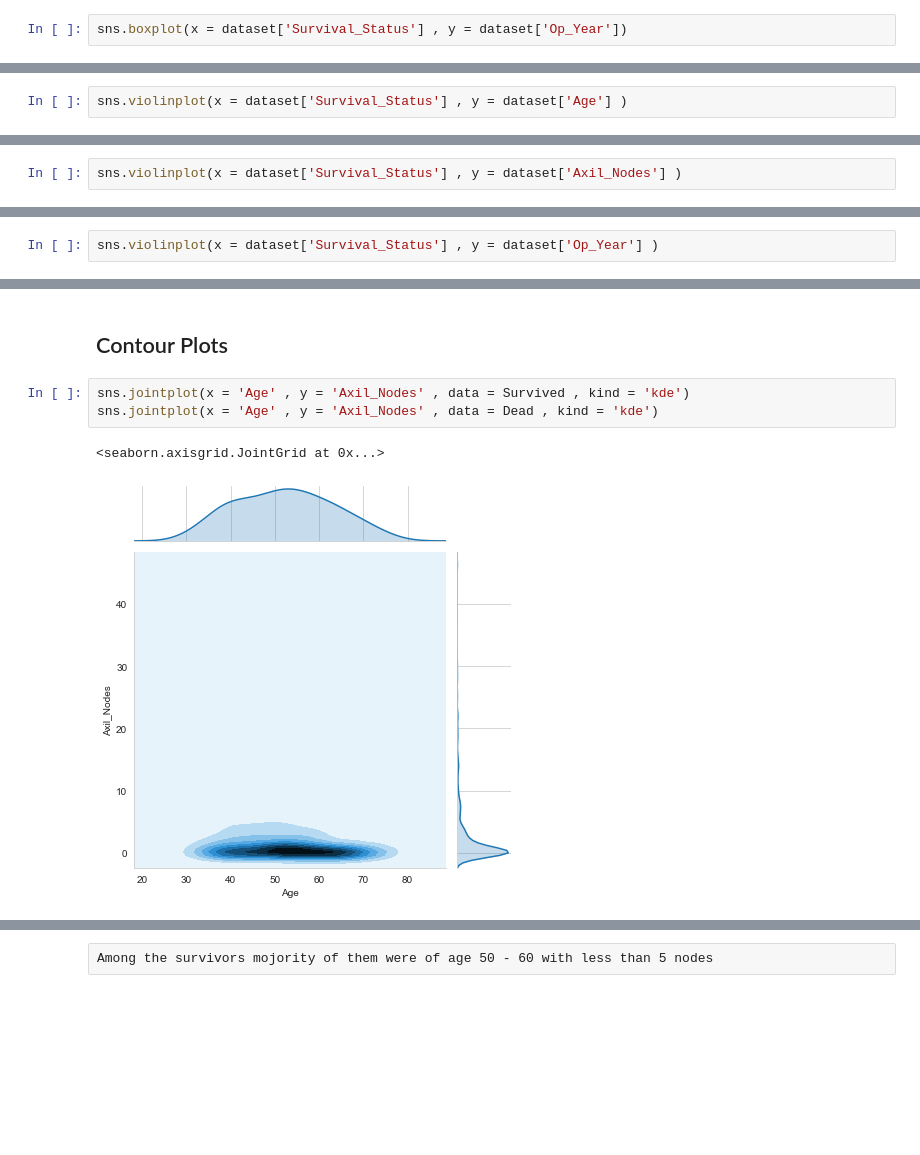
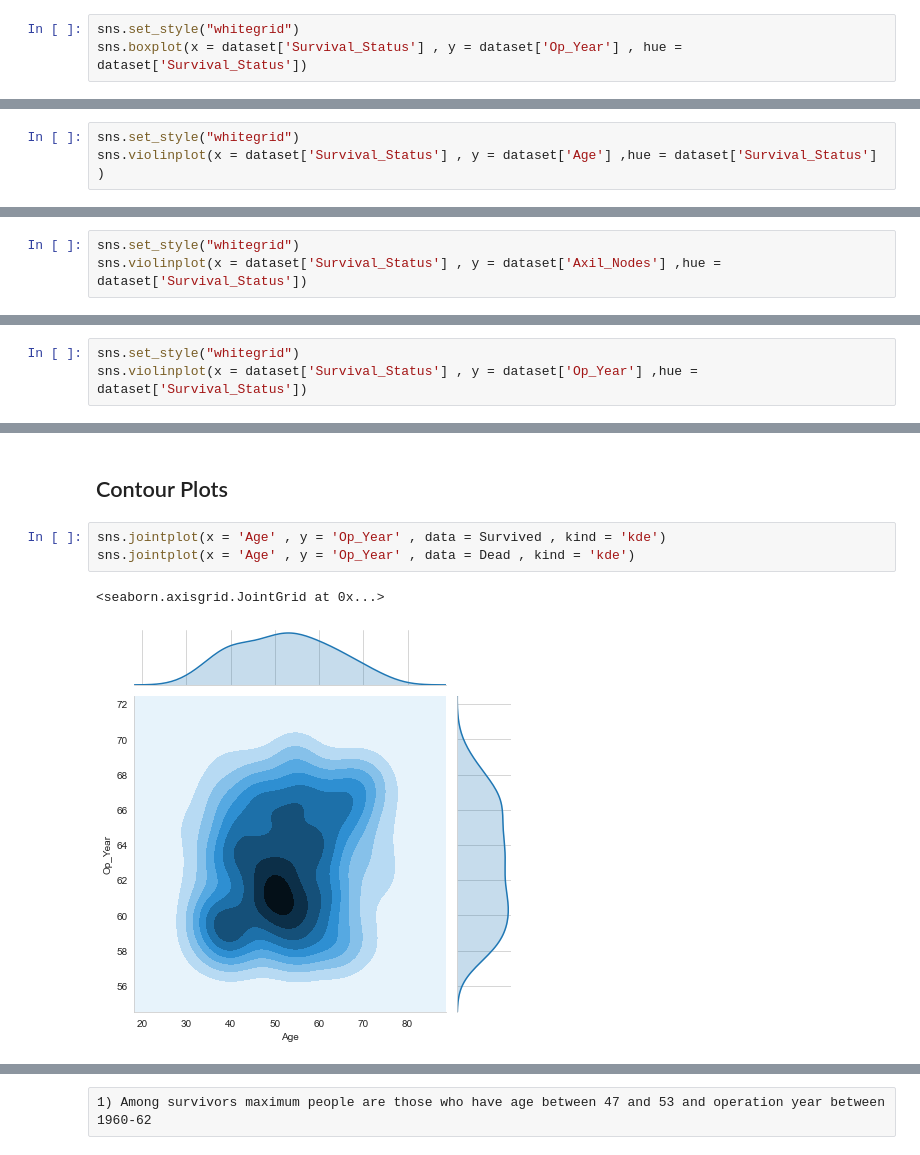
Before and after one commit to Mridul20/Haberman_Dataset_Analysis, a Jupyter notebook: Haberman_Survival_Analysis.ipynb, the cells around one changed output, grey strips where cells are left out. Drawn from its saved outputs; the diff is of its cells as text; blank space fills up the shorter version.

```diff
--- a/Haberman_Survival_Analysis.ipynb
+++ b/Haberman_Survival_Analysis.ipynb
@@ -269,4 +414,5 @@ sns.boxplot(x = dataset['Survival_Status'] , y = dataset['Axil_Nodes'])
 # %%
-sns.boxplot(x = dataset['Survival_Status'] , y = dataset['Op_Year'])
+sns.set_style("whitegrid")
+sns.boxplot(x = dataset['Survival_Status'] , y = dataset['Op_Year'] , hue = dataset['Survival_Status'])
 # %% [output]
 <matplotlib.axes._subplots.AxesSubplot at 0x...>
@@ -274,6 +422,7 @@ sns.boxplot(x = dataset['Survival_Status'] , y = dataset['Op_Year'])
 # %% [markdown]
 ## Violin Plot
 # %%
-sns.violinplot(x = dataset['Survival_Status'] , y = dataset['Age'] )
+sns.set_style("whitegrid")
+sns.violinplot(x = dataset['Survival_Status'] , y = dataset['Age'] ,hue = dataset['Survival_Status'] )
 # %% [output]
 <matplotlib.axes._subplots.AxesSubplot at 0x...>
@@ -281,4 +432,5 @@ sns.violinplot(x = dataset['Survival_Status'] , y = dataset['Age'] )
 # %%
-sns.violinplot(x = dataset['Survival_Status'] , y = dataset['Axil_Nodes'] )
+sns.set_style("whitegrid")
+sns.violinplot(x = dataset['Survival_Status'] , y = dataset['Axil_Nodes'] ,hue = dataset['Survival_Status'])
 # %% [output]
 <matplotlib.axes._subplots.AxesSubplot at 0x...>
@@ -286,4 +438,5 @@ sns.violinplot(x = dataset['Survival_Status'] , y = dataset['Axil_Nodes'] )
 # %%
-sns.violinplot(x = dataset['Survival_Status'] , y = dataset['Op_Year'] )
+sns.set_style("whitegrid")
+sns.violinplot(x = dataset['Survival_Status'] , y = dataset['Op_Year'] ,hue = dataset['Survival_Status'])
 # %% [output]
 <matplotlib.axes._subplots.AxesSubplot at 0x...>
@@ -312,8 +465,8 @@ Used to find any correlation betweeen data. No special correlation found.
 # %% [markdown]
 ## Contour Plots
 # %%
-sns.jointplot(x = 'Age' , y = 'Axil_Nodes' , data = Survived , kind = 'kde')
-sns.jointplot(x = 'Age' , y = 'Axil_Nodes' , data = Dead , kind = 'kde')
+sns.jointplot(x = 'Age' , y = 'Op_Year' , data = Survived , kind = 'kde')
+sns.jointplot(x = 'Age' , y = 'Op_Year' , data = Dead , kind = 'kde')
 # %% [output]
 <seaborn.axisgrid.JointGrid at 0x...>
-[figure, old version]
+[figure, new version]
@@ -321,2 +474,2 @@ sns.jointplot(x = 'Age' , y = 'Axil_Nodes' , data = Dead , kind = 'kde')
-# %% [raw]
-Among the survivors mojority of them were of age 50 - 60 with less than 5 nodes
+# %% [raw]
+1) Among survivors maximum people are those who have age between 47 and 53 and operation year between 1960-62
```
Also changed, not shown: parts of 39 cells of this notebook.
